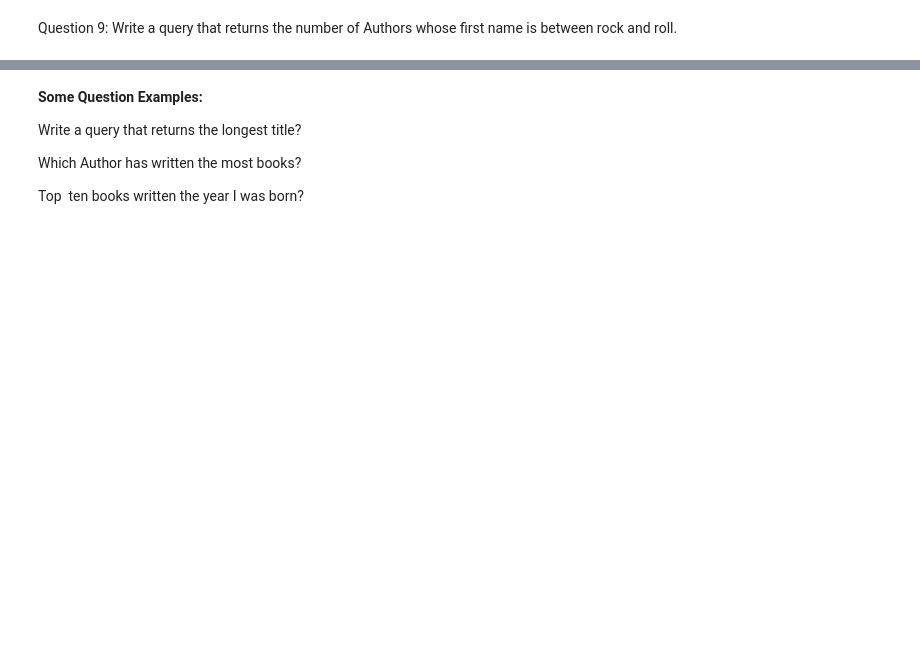
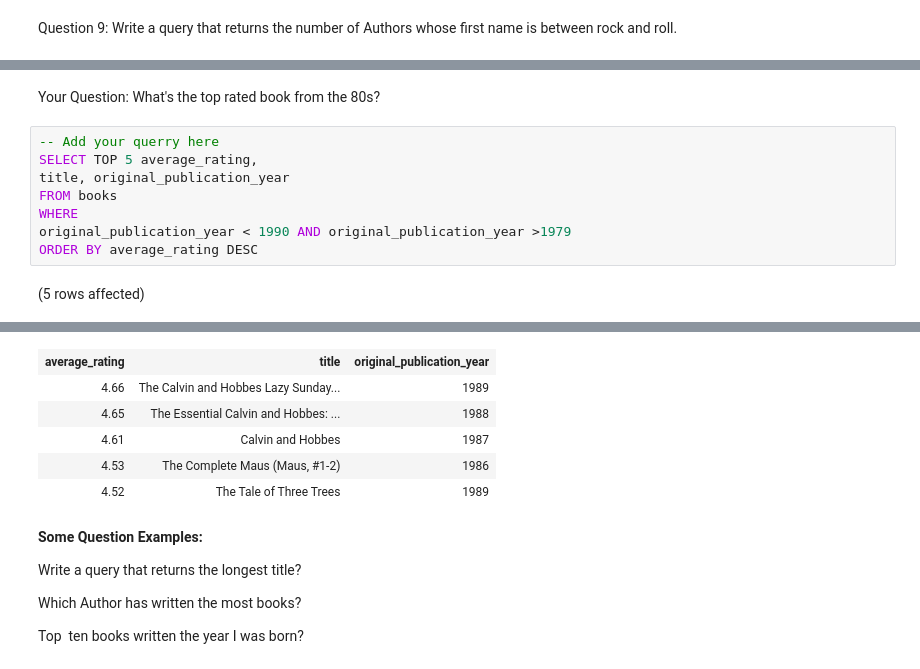
Before and after one commit to NEmanuelle/SQL-Part-1-Studio, a Jupyter notebook: SQL-Part-1-Studio.ipynb, the cells around one changed output, grey strips where cells are left out. Saved outputs shown, nothing was run; the diff lists cells and outputs as text; blank space fills up the shorter version.

```diff
--- a/SQL-Part-1-Studio.ipynb
+++ b/SQL-Part-1-Studio.ipynb
@@ -163,0 +221,12 @@ Your Question: Click here to add
+# %% [markdown]
+Your Question: What's the top rated book from the 80s?
+# %%
+-- Add your querry here
+SELECT TOP 5 average_rating,
+title, original_publication_year
+FROM books
+WHERE
+original_publication_year < 1990 AND original_publication_year >1979
+ORDER BY average_rating DESC
+# %% [output]
+(5 rows affected)
@@ -164,3 +234,9 @@ Your Question: Click here to add
+| average_rating | title | original_publication_year |
+| 4.66 | The Calvin and Hobbes Lazy Sunday... | 1989 |
+| 4.65 | The Essential Calvin and Hobbes: ... | 1988 |
+| 4.61 | Calvin and Hobbes | 1987 |
+| 4.53 | The Complete Maus (Maus, #1-2) | 1986 |
+| 4.52 | The Tale of Three Trees | 1989 |
 # %% [markdown]
 **Some Question Examples:**
 
```
Also changed, not shown: parts of 14 cells of this notebook.
